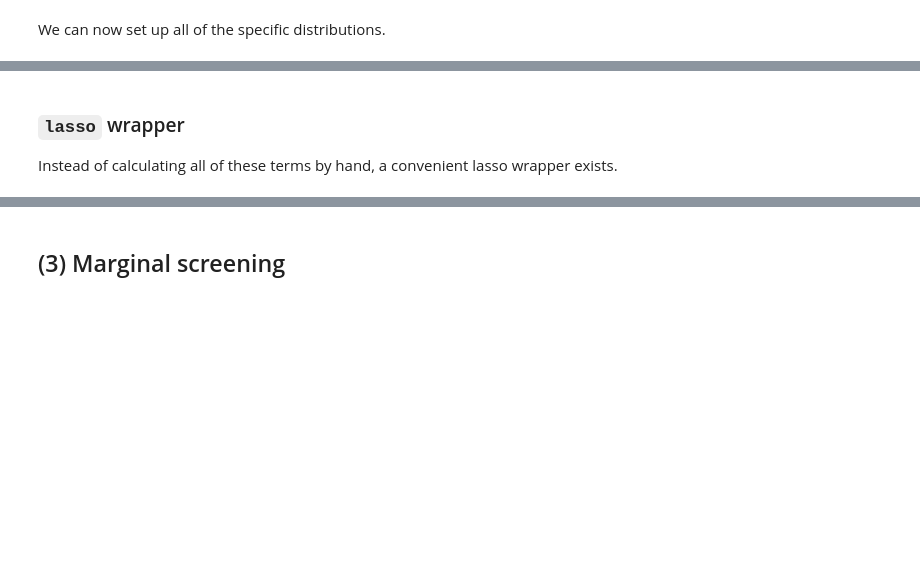
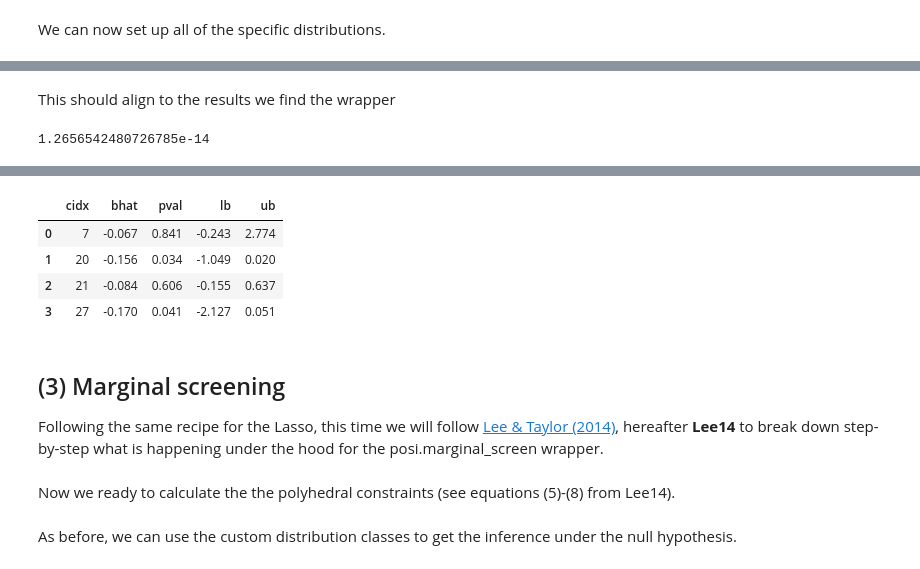
Before and after one commit to ErikinBC/sntn, a Jupyter notebook: examples/data_carving.ipynb, the cells around one changed output, grey strips where cells are left out. Saved outputs shown, nothing was run; the diff lists cells and outputs as text; code cells hidden in the pictures; blank space fills up the shorter version.

```diff
--- a/examples/data_carving.ipynb
+++ b/examples/data_carving.ipynb
@@ -53,9 +53,32 @@ from sklearn.model_selection import train_test_split
 from sntn.dists import nts, tnorm
 from sntn.posi import lasso, marginal_screen
 
+# For reproducability
+seed = 1
+
 # Checking numerical stability of solutions
 kkt_tol = 5e-3
 
 # Set up null-hypothesis testing
 alpha = 0.05
 null_beta = 0
+
+# Load dataset
+X, y = load_breast_cancer(return_X_y=True)
+cn_X = load_breast_cancer().feature_names
+n, p = X.shape
+
+# Specify hyperparameters
+pct_split = 0.50  # Percent to use for inference
+lamb_fix = 1e-2  # lambda value for Lasso
+k = 10  # Top-k correlated variables to select
+
+# Run the PoSI-Lasso
+wrapper_lasso = lasso(lamb_fix, y, X, frac_split=pct_split, seed=seed)
+sigma2 = wrapper_lasso.ols_split.sig2hat
+wrapper_lasso.run_inference(alpha, null_beta, sigma2)
+
+# Run the PoSI-Marginal Screener
+wrapper_margin = marginal_screen(k, y, X, frac_split=pct_split, seed=seed)
+sigma2 = wrapper_margin.ols_split.sig2hat
+wrapper_margin.run_inference(alpha, null_beta, sigma2)
@@ -199,15 +228,28 @@ gg_lasso
 # %% [markdown]
-### `lasso` wrapper
-
-Instead of calculating all of these terms by hand, a convenient lasso wrapper exists.
+This should align to the results we find the wrapper
-# %%
-test = lasso(lamb_fix, ytil_B, Xtil_B, frac_split=0)
-test.run_inference(alpha, null_beta, sigma2=sigma2_A, run_screen=True, run_split=False, run_carve=False
+# %%
+print(np.max(np.abs(res_sntn['pval'] - res_lasso.loc[res_lasso['inf'] == 'Carving','pval'])))
+# %% [output]
+1.2656542480726785e-14
 # %% [markdown]
 ### Comparing to `R`
 
 As the [wisconsin_replicate.R](wisconsin_replicate.R) file shows, the python wrapper can get close to the same results (where the confidence intervals differ slightly due to the different root finding routines in effect).
 
 <img src="selectiveInference_wisconsin.png" width="50%">
+# %%
+ytil = y - y.mean()
+xtil = (X - X.mean(0)) / X.std(0, ddof=0)
+inf2R = lasso(0.1, y, X, frac_split=0)
+inf2R.run_inference(alpha, null_beta, 1.0, run_split=False, run_carve=False)
+inf2R.res_screen.round(3)
+# %% [output]
+|  | cidx | bhat | pval | lb | ub |
+| 0 | 7 | -0.067 | 0.841 | -0.243 | 2.774 |
+| 1 | 20 | -0.156 | 0.034 | -1.049 | 0.020 |
+| 2 | 21 | -0.084 | 0.606 | -0.155 | 0.637 |
+| 3 | 27 | -0.170 | 0.041 | -2.127 | 0.051 |
 # %% [markdown]
 ## (3) Marginal screening
+
+Following the same recipe for the Lasso, this time we will follow [Lee & Taylor (2014)](https://arxiv.org/abs/1402.5596), hereafter **Lee14** to break down step-by-step what is happening under the hood for the posi.marginal_screen wrapper.
@@ -213,0 +291,2 @@ As the [wisconsin_replicate.R](wisconsin_replicate.R) file shows, the python wra
+# %% [markdown]
+Now we ready to calculate the the polyhedral constraints (see equations (5)-(8) from Lee14).
@@ -213,0 +317,2 @@ As the [wisconsin_replicate.R](wisconsin_replicate.R) file shows, the python wra
+# %% [markdown]
+As before, we can use the custom distribution classes to get the inference under the null hypothesis.
```
Also changed, not shown: parts of 17 cells of this notebook, 4 other files.
